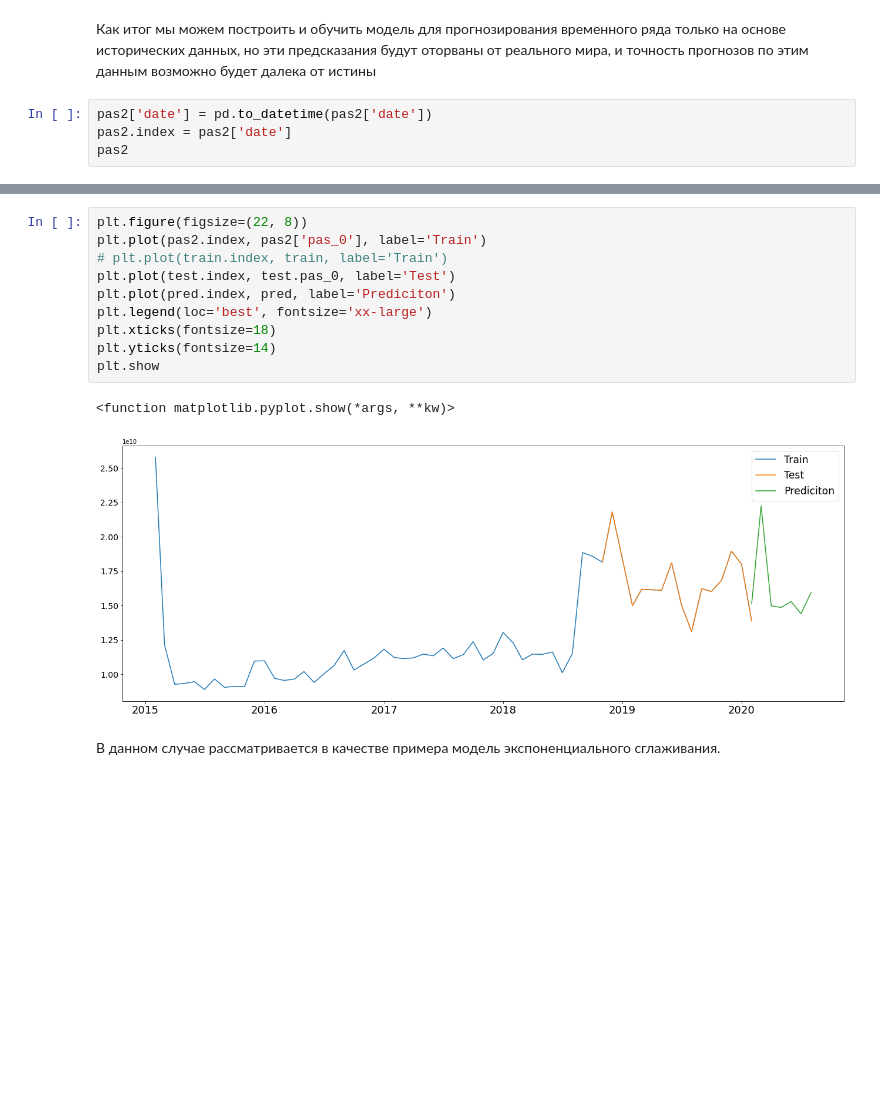
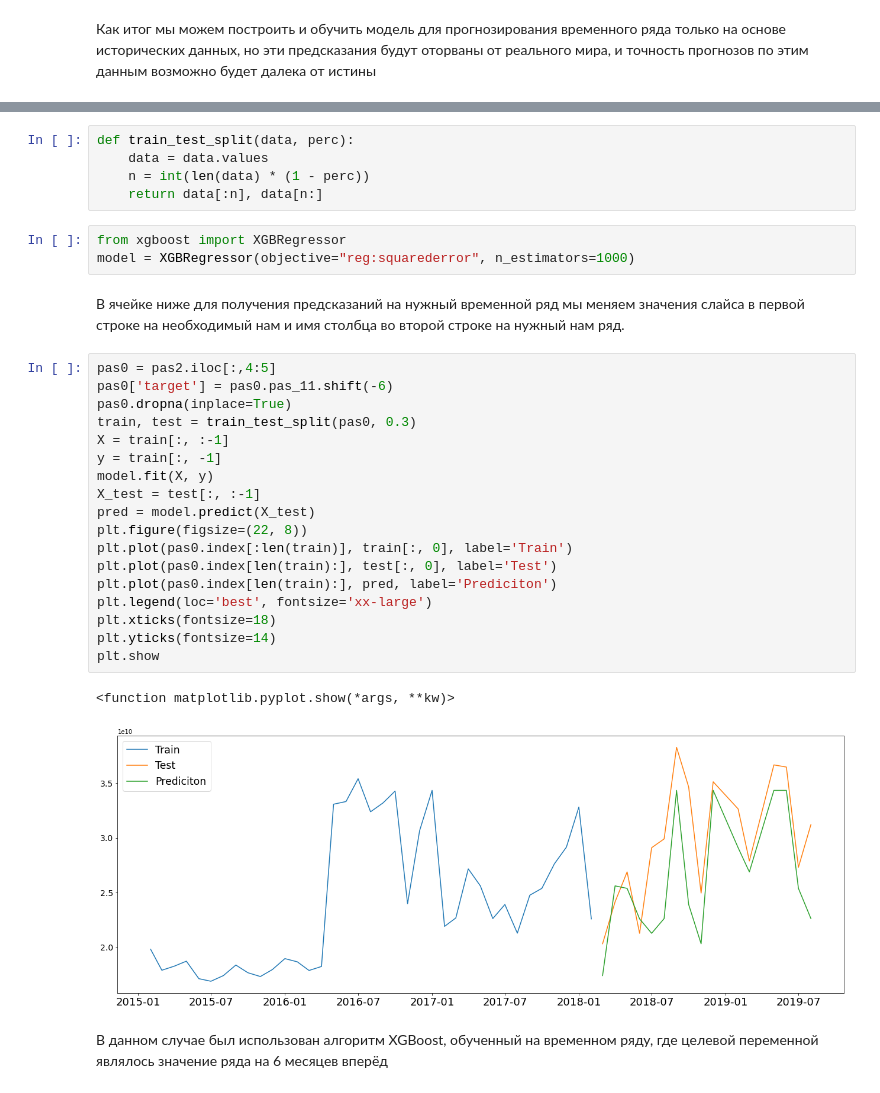
Before and after one commit to KorneevSK/sber_test, a Jupyter notebook: TestTask.ipynb, the cells around one changed output, grey strips where cells are left out. Drawn from its saved outputs; the diff is of its cells as text; blank space fills up the shorter version.

```diff
--- a/TestTask.ipynb
+++ b/TestTask.ipynb
@@ -370,7 +370,3 @@ act2.corr()
 Как итог, мы видим, что ставка ЦБ и инфляция плохо коррелируют с размещёнными депозитами и выданными кредитами, поэтому не стоит строить прогнозы на основе данных предикторов.
 # %% [markdown]
 Как итог мы можем построить и обучить модель для прогнозирования временного ряда только на основе исторических данных, но эти предсказания будут оторваны от реального мира, и точность прогнозов по этим данным возможно будет далека от истины
-# %%
-pas2['date'] = pd.to_datetime(pas2['date'])
-pas2.index = pas2['date']
-pas2
@@ -407,15 +382,33 @@ pred = model.predict(start=test.index[-1], end=test.index[-1]+monthdelta(6))
+# %%
+def train_test_split(data, perc):
+    data = data.values
+    n = int(len(data) * (1 - perc))
+    return data[:n], data[n:]
+# %%
+from xgboost import XGBRegressor
+model = XGBRegressor(objective="reg:squarederror", n_estimators=1000)
+# %% [markdown]
+В ячейке ниже для получения предсказаний на нужный временной ряд мы меняем значения слайса в первой строке на необходимый нам и имя столбца во второй строке на нужный нам ряд.
 # %%
+pas0 = pas2.iloc[:,4:5]
+pas0['target'] = pas0.pas_11.shift(-6)
+pas0.dropna(inplace=True)
+train, test = train_test_split(pas0, 0.3)
+X = train[:, :-1]
+y = train[:, -1]
+model.fit(X, y)
+X_test = test[:, :-1]
+pred = model.predict(X_test)
 plt.figure(figsize=(22, 8))
-plt.plot(pas2.index, pas2['pas_0'], label='Train')
-# plt.plot(train.index, train, label='Train')
-plt.plot(test.index, test.pas_0, label='Test')
-plt.plot(pred.index, pred, label='Prediciton')
+plt.plot(pas0.index[:len(train)], train[:, 0], label='Train')
+plt.plot(pas0.index[len(train):], test[:, 0], label='Test')
+plt.plot(pas0.index[len(train):], pred, label='Prediciton')
 plt.legend(loc='best', fontsize='xx-large')
 plt.xticks(fontsize=18)
 plt.yticks(fontsize=14)
 plt.show
 # %% [output]
 <function matplotlib.pyplot.show(*args, **kw)>
-[figure, old version]
+[figure, new version]
-# %% [markdown]
-В данном случае рассматривается в качестве примера модель экспоненциального сглаживания.
+# %% [markdown]
+В данном случае был использован алгоритм XGBoost, обученный на временном ряду, где целевой переменной являлось значение ряда на 6 месяцев вперёд
```
Also changed, not shown: parts of 7 cells of this notebook.
